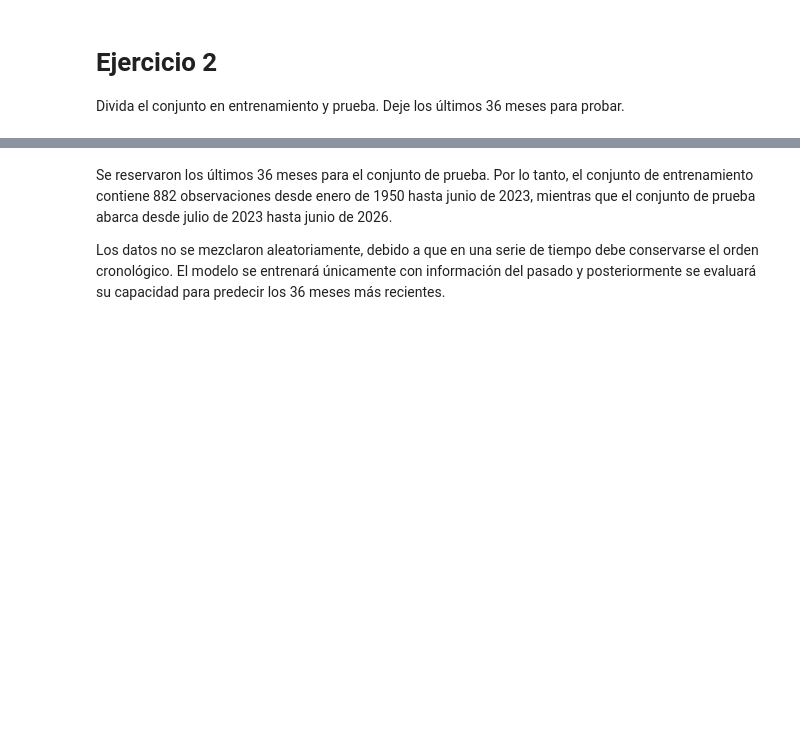
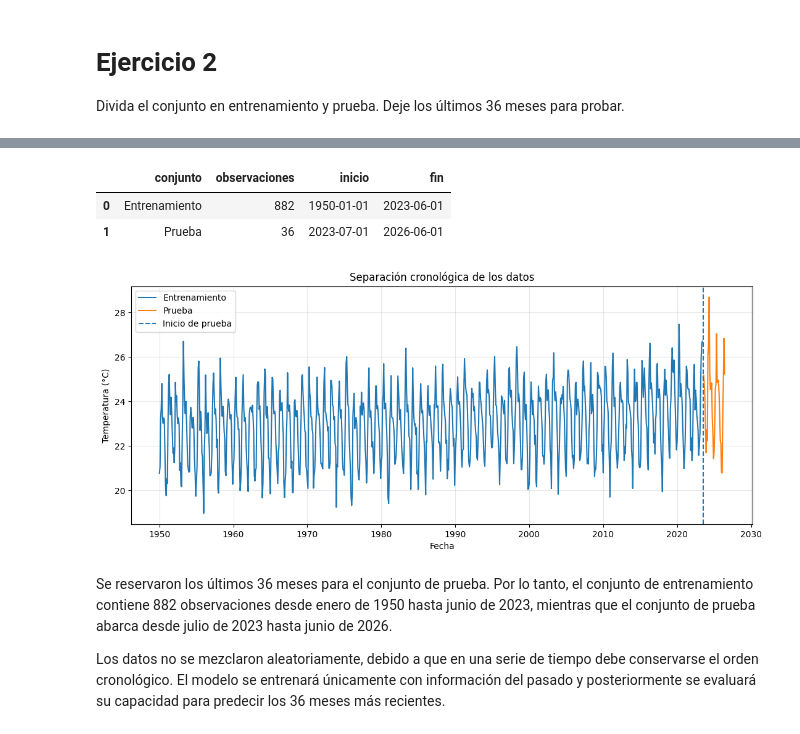
Before and after one commit to Vann06/Data-Science, a Jupyter notebook: 01_series_tiempo/notebooks/series-tiempo.ipynb, the cells around one changed output, grey strips where cells are left out. Cells and saved outputs as stored; diff of their text form; code cells hidden in the pictures; blank space fills up the shorter version.

```diff
--- a/01_series_tiempo/notebooks/series-tiempo.ipynb
+++ b/01_series_tiempo/notebooks/series-tiempo.ipynb
@@ -7,12 +8,16 @@ Curso: CC3084 · Data Science · Semestre 02, 2026
 # %%
 from pathlib import Path
 import warnings
-warnings.filterwarnings('ignore')
+warnings.filterwarnings("ignore")
+
 import numpy as np
 import pandas as pd
 import matplotlib.pyplot as plt
+
+from IPython.display import display
 from scipy.stats import linregress, fligner
 from sklearn.metrics import mean_absolute_error, mean_squared_error
+
 from statsmodels.tsa.seasonal import seasonal_decompose
 from statsmodels.tsa.stattools import adfuller, kpss
 from statsmodels.graphics.tsaplots import plot_acf, plot_pacf
@@ -20,8 +25,10 @@ from statsmodels.stats.diagnostic import acorr_ljungbox
 from statsmodels.tsa.statespace.sarimax import SARIMAX
 from statsmodels.tsa.holtwinters import ExponentialSmoothing, SimpleExpSmoothing
 
-plt.rcParams['figure.figsize']=(11,4.5)
-plt.rcParams['axes.grid']=True
+plt.rcParams["figure.figsize"] = (12, 4.5)
+plt.rcParams["axes.grid"] = True
+plt.rcParams["grid.alpha"] = 0.3
+pd.set_option("display.max_columns", 20)
 # %% [markdown]
 # Ejercicio 1
 Cargue el archivo con R o con Python y explórelo un poco, ¿Cuáles son los extremos de la temperatura promedio de la tierra? ¿y por capa? ¿Como ha sido la tendencia, ha bajado, subido, se ha mantenido constante alrededor de un valor?
@@ -229,3 +174,35 @@ La división se realizó correctamente.
+# %%
+serie = df["temperature_2m_c"].astype(float).copy()
+
+train = serie.iloc[:-36].copy()
+test = serie.iloc[-36:].copy()
+
+assert isinstance(serie.index, pd.DatetimeIndex)
+assert len(test) == 36
+assert train.index.max() < test.index.min()
+
+particion = pd.DataFrame({
+    "conjunto": ["Entrenamiento", "Prueba"],
+    "observaciones": [len(train), len(test)],
+    "inicio": [train.index.min(), test.index.min()],
+    "fin": [train.index.max(), test.index.max()],
+})
+display(particion)
+
+plt.figure(figsize=(13, 5))
+plt.plot(train.index, train, label="Entrenamiento")
+plt.plot(test.index, test, label="Prueba")
+plt.axvline(test.index.min(), linestyle="--", label="Inicio de prueba")
+plt.title("Separación cronológica de los datos")
+plt.xlabel("Fecha")
+plt.ylabel("Temperatura (°C)")
+plt.legend()
+plt.show()
+# %% [output]
+|  | conjunto | observaciones | inicio | fin |
+| 0 | Entrenamiento | 882 | 1950-01-01 | 2023-06-01 |
+| 1 | Prueba | 36 | 2023-07-01 | 2026-06-01 |
+[figure, added]
 # %% [markdown]
 Se reservaron los últimos 36 meses para el conjunto de prueba. Por lo
 tanto, el conjunto de entrenamiento contiene 882 observaciones desde
```
Also changed, not shown: parts of 50 cells of this notebook, 1 other file.
